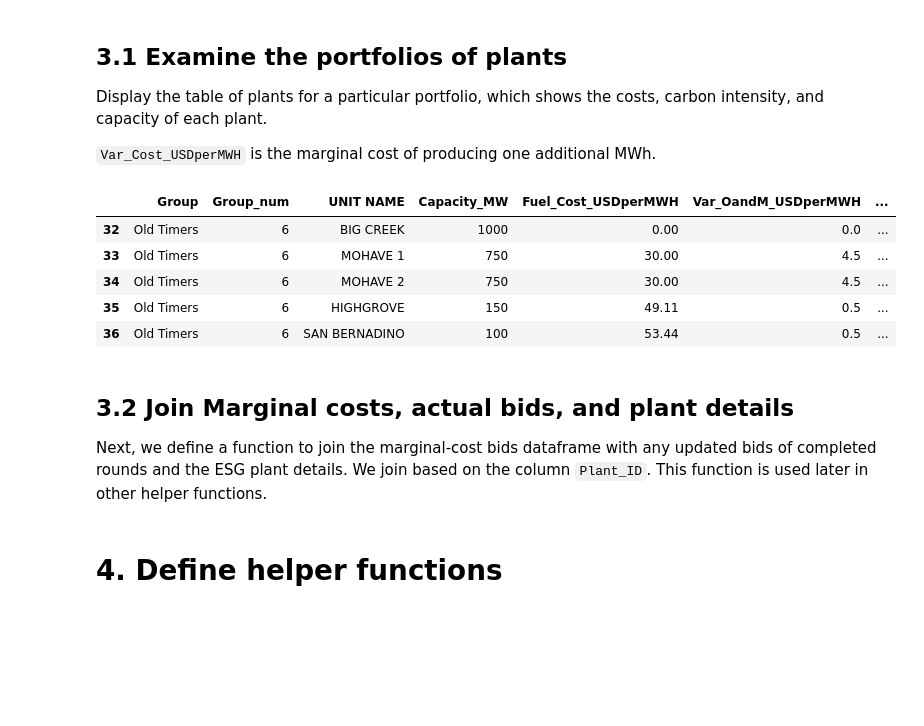
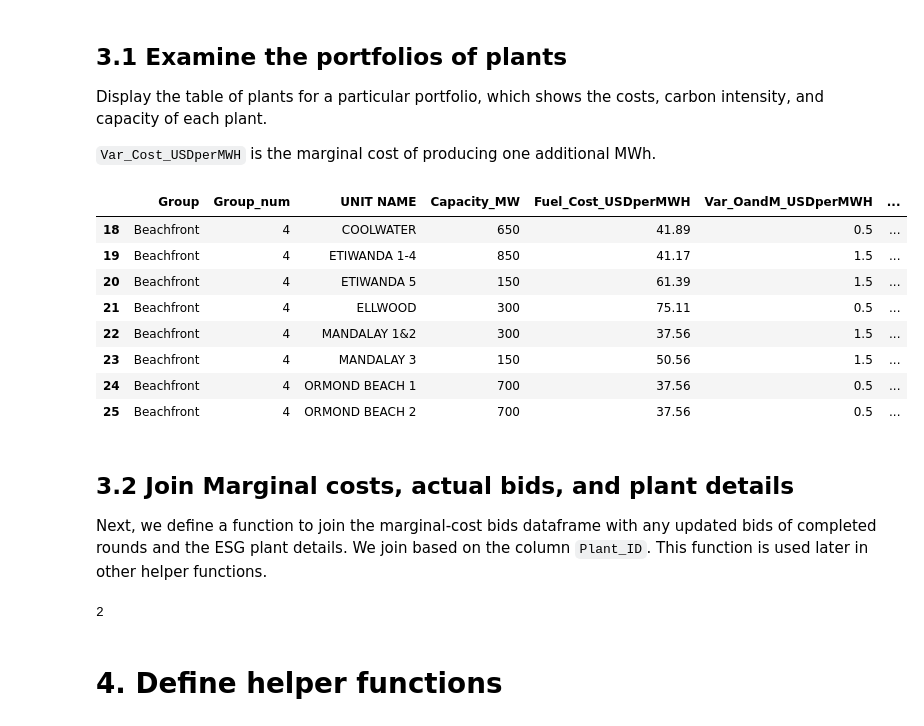
Before and after one commit to ds-modules/EEP-147-SP24, a Jupyter notebook: ESG - Analysis/ESG_Analysis.ipynb, the cells around one changed output. Drawn from its saved outputs; the diff is of its cells as text; code cells hidden in the pictures; blank space fills up the shorter version.

```diff
--- a/ESG - Analysis/ESG_Analysis.ipynb
+++ b/ESG - Analysis/ESG_Analysis.ipynb
@@ -81,15 +81,18 @@ Display the table of plants for a particular portfolio, which shows the costs, c
 `Var_Cost_USDperMWH` is the marginal cost of producing one additional MWh.
 # %%
 portfolios = ['Big Coal', 'Big Gas', 'Bay Views', 'Beachfront', 'East Bay', 'Old Timers', 'Fossil Light']
-portfolio_to_examine = 'Old Timers'
+portfolio_to_examine = 'Beachfront'
 display(ESG[ESG['Group'] == portfolio_to_examine])
 # %% [output]
 |  | Group | Group_num | UNIT NAME | Capacity_MW | Fuel_Cost_USDperMWH | Var_OandM_USDperMWH | ... |
-| 32 | Old Timers | 6 | BIG CREEK | 1000 | 0.00 | 0.0 | ... |
-| 33 | Old Timers | 6 | MOHAVE 1 | 750 | 30.00 | 4.5 | ... |
-| 34 | Old Timers | 6 | MOHAVE 2 | 750 | 30.00 | 4.5 | ... |
-| 35 | Old Timers | 6 | HIGHGROVE | 150 | 49.11 | 0.5 | ... |
-| 36 | Old Timers | 6 | SAN BERNADINO | 100 | 53.44 | 0.5 | ... |
+| 18 | Beachfront | 4 | COOLWATER | 650 | 41.89 | 0.5 | ... |
+| 19 | Beachfront | 4 | ETIWANDA 1-4 | 850 | 41.17 | 1.5 | ... |
+| 20 | Beachfront | 4 | ETIWANDA 5 | 150 | 61.39 | 1.5 | ... |
+| 21 | Beachfront | 4 | ELLWOOD | 300 | 75.11 | 0.5 | ... |
+| 22 | Beachfront | 4 | MANDALAY 1&2 | 300 | 37.56 | 1.5 | ... |
+| 23 | Beachfront | 4 | MANDALAY 3 | 150 | 50.56 | 1.5 | ... |
+| 24 | Beachfront | 4 | ORMOND BEACH 1 | 700 | 37.56 | 0.5 | ... |
+| 25 | Beachfront | 4 | ORMOND BEACH 2 | 700 | 37.56 | 0.5 | ... |
 # %% [markdown]
 ## 3.2 Join Marginal costs, actual bids, and plant details
 Next, we define a function to join the marginal-cost bids dataframe with any updated bids of completed rounds and the ESG plant details. We join based on the column `Plant_ID`. This function is used later in other helper functions.
@@ -141,6 +144,15 @@ def get_bids(section):
     # Join on the ESG data to get the plant information
     joined = bids_all.merge(ESG, left_on="PLANT_ID", right_on='Plant_ID', how="left")
     return joined
+# %%
+pd.read_csv('Bids/W9_bids_1.csv').head()
+
+section = 'W9'
+completed_round_filepaths = [f'Bids/{section}_bids_{period_i}.csv' for period_i in range(0,CURRENT_PERIOD)]
+completed_round_dfs = [pd.read_csv(filepath, usecols=BIDS_COLS) for filepath in completed_round_filepaths]
+len(completed_round_dfs)
+# %% [output]
+2
 # %% [markdown]
 # 4. Define helper functions
 # %% [markdown]
```
Also changed, not shown: parts of 7 cells of this notebook, 25 other files.
